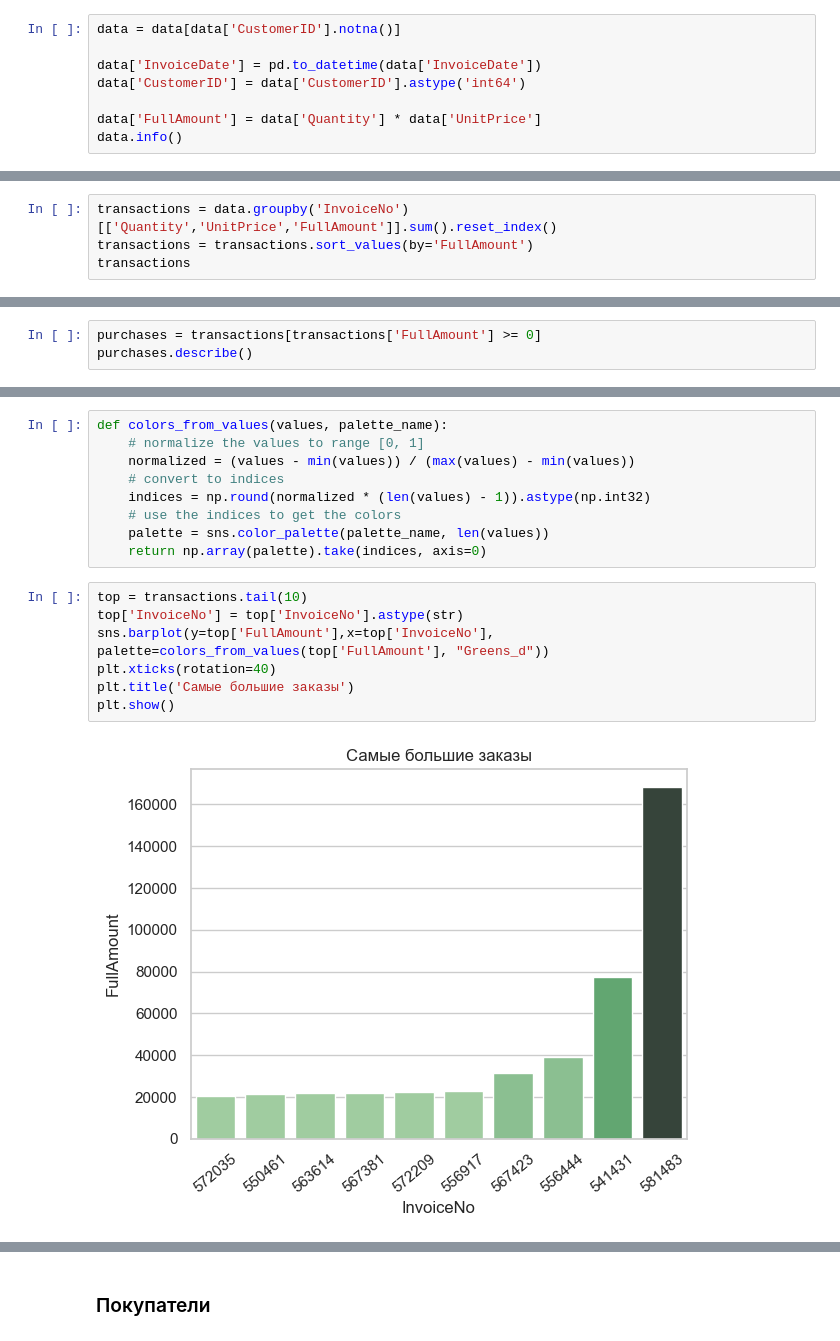
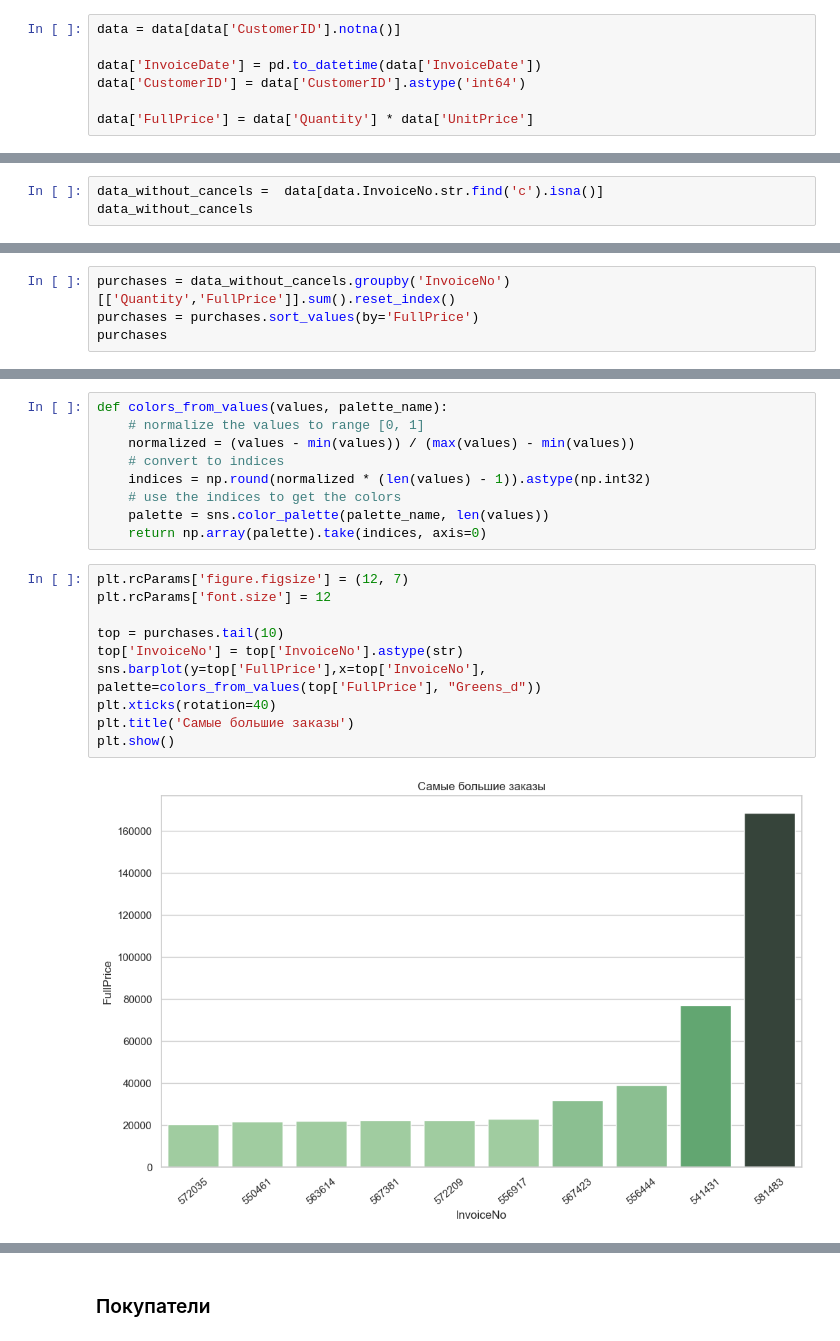
Before and after one commit to Mindalmilk/pet-projects, a Jupyter notebook: online-retail/online_retail.ipynb, the cells around one changed output, grey strips where cells are left out. Drawn from its saved outputs; the diff is of its cells as text.

```diff
--- a/online-retail/online_retail.ipynb
+++ b/online-retail/online_retail.ipynb
@@ -107,5 +91,4 @@ data = data[data['CustomerID'].notna()]
 data['InvoiceDate'] = pd.to_datetime(data['InvoiceDate'])
 data['CustomerID'] = data['CustomerID'].astype('int64')
 
-data['FullAmount'] = data['Quantity'] * data['UnitPrice']
-data.info()
+data['FullPrice'] = data['Quantity'] * data['UnitPrice']
@@ -128,0 +115,3 @@ memory usage: 31.0+ MB
+# %%
+data_without_cancels =  data[data.InvoiceNo.str.find('c').isna()]
+data_without_cancels
@@ -160,7 +200,7 @@ print(f'Количество стран, в которых проживают к
 # %% [markdown]
 ### Транзакции
 # %%
-transactions = data.groupby('InvoiceNo')[['Quantity','UnitPrice','FullAmount']].sum().reset_index()
-transactions = transactions.sort_values(by='FullAmount')
-transactions
+purchases = data_without_cancels.groupby('InvoiceNo')[['Quantity','FullPrice']].sum().reset_index()
+purchases = purchases.sort_values(by='FullPrice')
+purchases
 # %% [output]
@@ -192,3 +231,0 @@ transactions.describe()
-# %%
-purchases = transactions[transactions['FullAmount'] >= 0]
-purchases.describe()
@@ -239,12 +283,15 @@ def colors_from_values(values, palette_name):
     palette = sns.color_palette(palette_name, len(values))
     return np.array(palette).take(indices, axis=0)
 # %%
-top = transactions.tail(10)
+plt.rcParams['figure.figsize'] = (12, 7)
+plt.rcParams['font.size'] = 12
+
+top = purchases.tail(10)
 top['InvoiceNo'] = top['InvoiceNo'].astype(str)
-sns.barplot(y=top['FullAmount'],x=top['InvoiceNo'], palette=colors_from_values(top['FullAmount'], "Greens_d"))
+sns.barplot(y=top['FullPrice'],x=top['InvoiceNo'], palette=colors_from_values(top['FullPrice'], "Greens_d"))
 plt.xticks(rotation=40)
 plt.title('Самые большие заказы')
 plt.show()
 # %% [output]
-[figure, old version]
+[figure, new version]
 # %%
```
Also changed, not shown: parts of 59 cells of this notebook.
